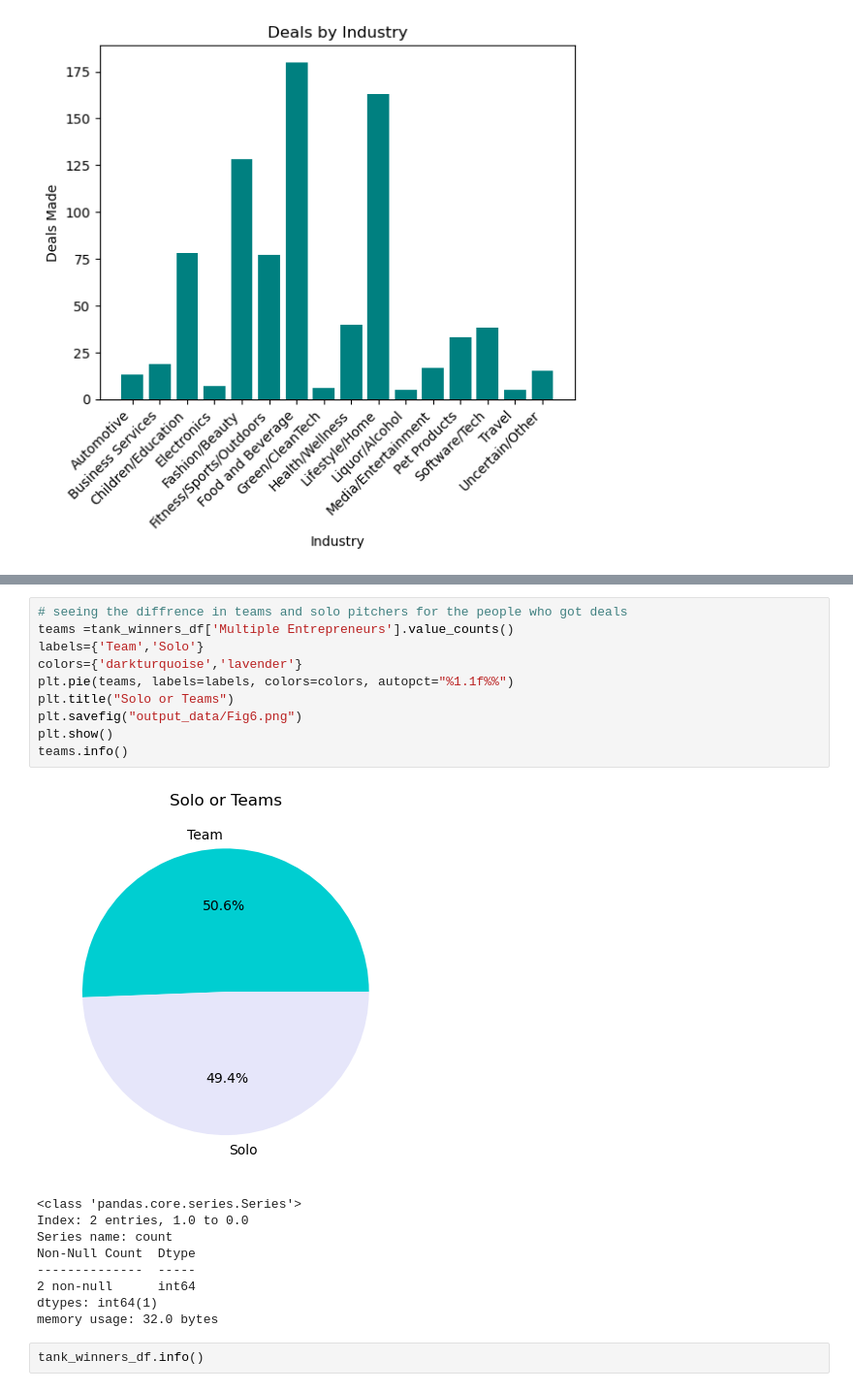
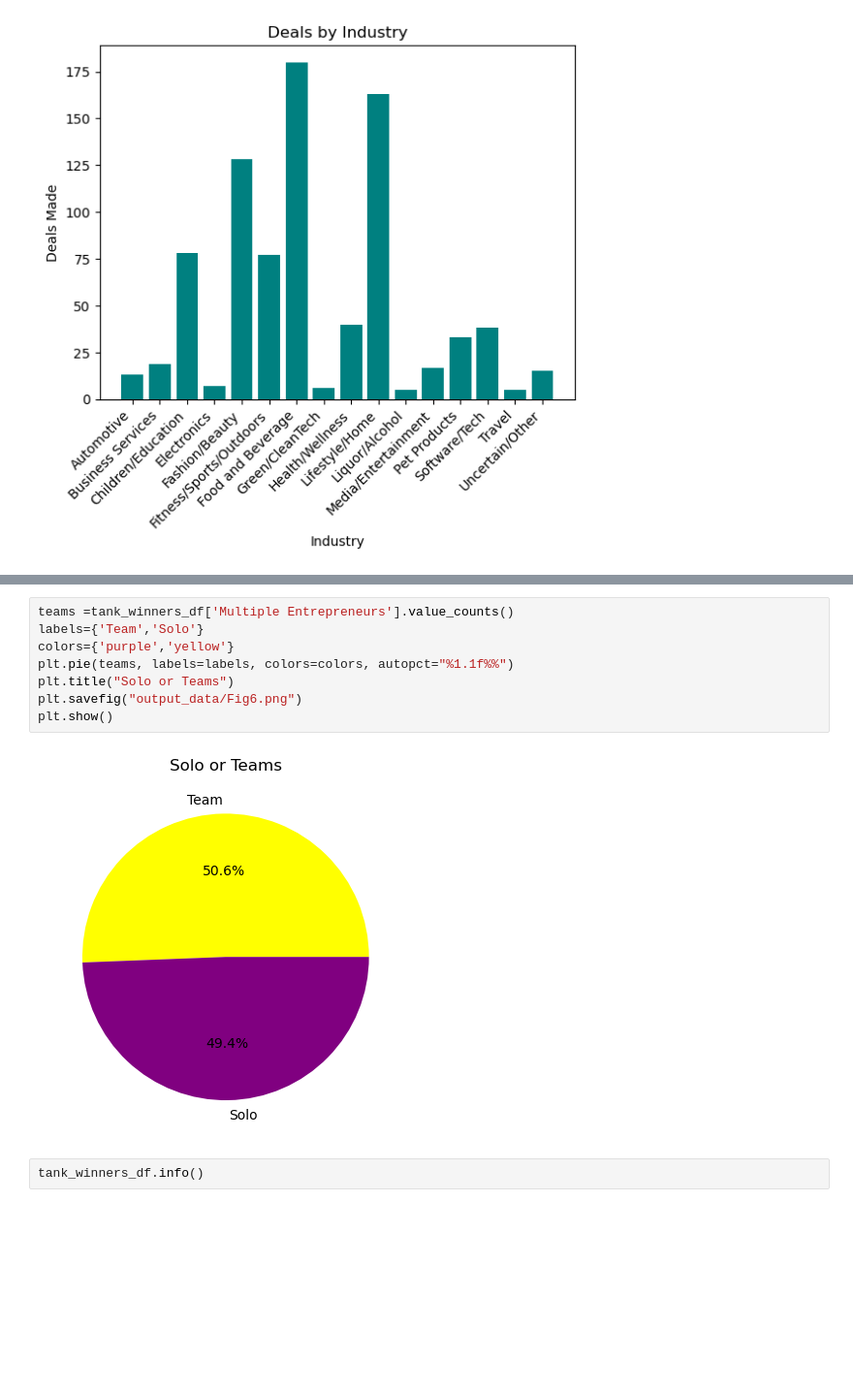
Before and after one commit to Savanna0/Project_1, a Jupyter notebook: shark_tank.ipynb, the cells around one changed output, grey strips where cells are left out. Shown at 97% size. Drawn from its saved outputs; the diff is of its cells as text; blank space fills up the shorter version.

```diff
--- a/shark_tank.ipynb
+++ b/shark_tank.ipynb
@@ -193,23 +204,13 @@ Name: count, dtype: int64
 # %%
-# seeing the diffrence in teams and solo pitchers for the people who got deals
 teams =tank_winners_df['Multiple Entrepreneurs'].value_counts()
 labels={'Team','Solo'}
-colors={'darkturquoise','lavender'}
+colors={'purple','yellow'}
 plt.pie(teams, labels=labels, colors=colors, autopct="%1.1f%%")
 plt.title("Solo or Teams")
 plt.savefig("output_data/Fig6.png")
 plt.show()
-teams.info()
 # %% [output]
-[figure, old version]
+[figure, new version]
-<class 'pandas.core.series.Series'>
-Index: 2 entries, 1.0 to 0.0
-Series name: count
-Non-Null Count  Dtype
---------------  -----
-2 non-null      int64
-dtypes: int64(1)
-memory usage: 32.0 bytes
 # %%
 tank_winners_df.info()
 # %% [output]
```
Also changed, not shown: parts of 17 cells of this notebook, 1 other file.
